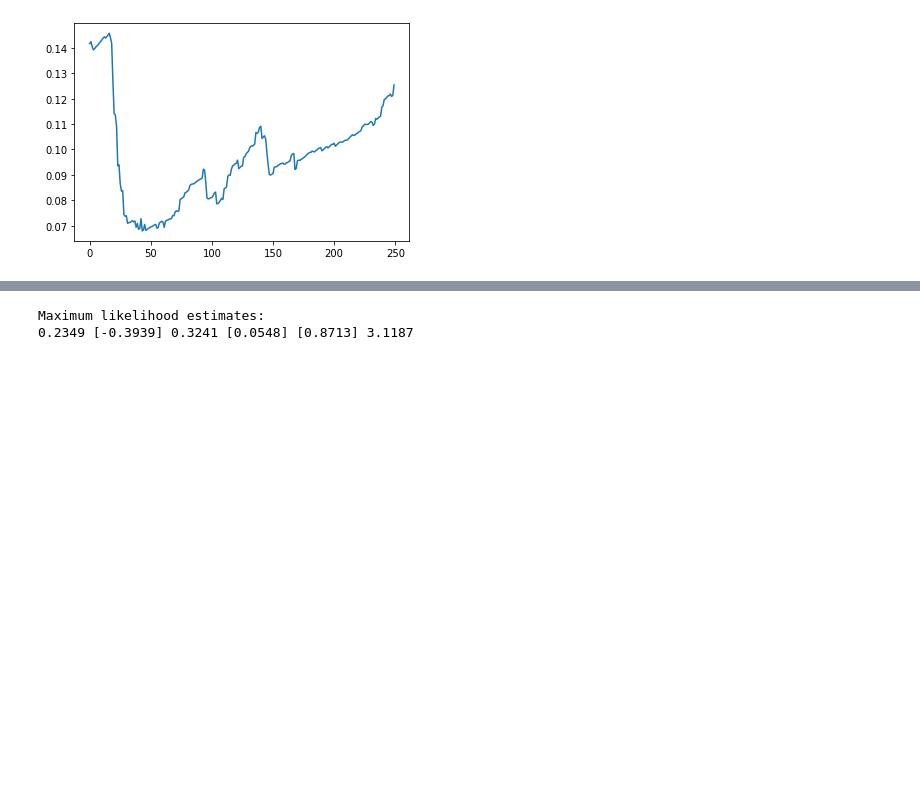
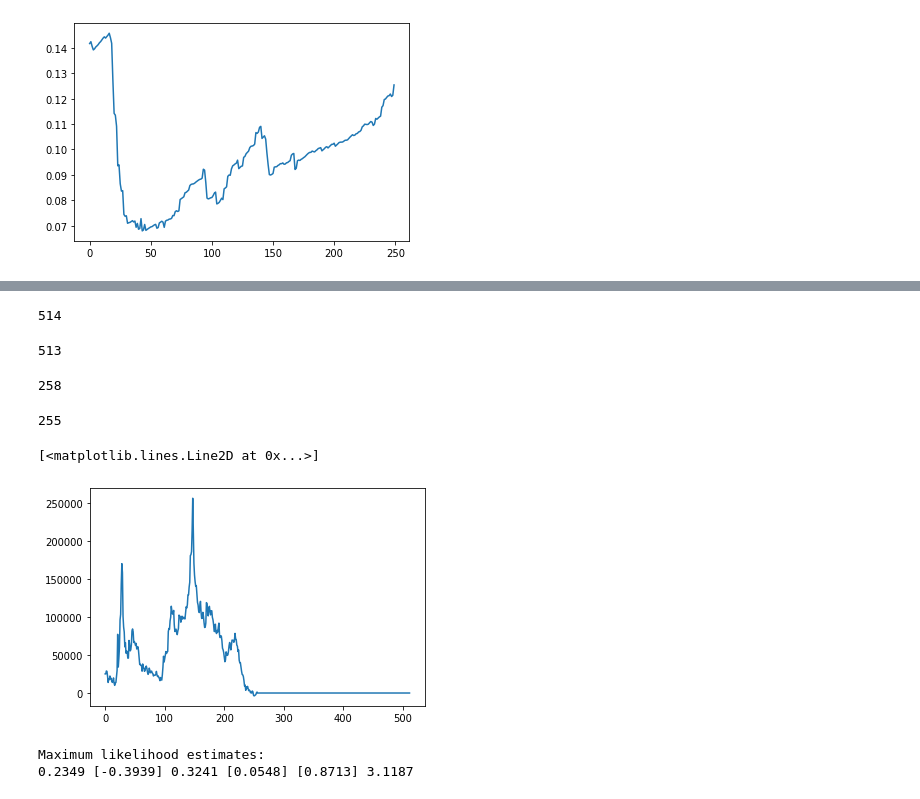
Before and after one commit to igseg/power_markets, a Jupyter notebook: Code.ipynb, the cells around one changed output, grey strips where cells are left out. Drawn from its saved outputs; the diff is of its cells as text; code cells hidden in the pictures; blank space fills up the shorter version.

```diff
--- a/Code.ipynb
+++ b/Code.ipynb
@@ -1258,3 +1351,24 @@ plt.show()
+# %%
+ecc_window + time + 1
+# %% [output]
+514
+# %%
+len(returns)
+# %% [output]
+513
+# %%
+time
+# %% [output]
+258
+# %%
+len(returns[time + 1: ecc_window + time + 1])a
+# %% [output]
+255
+# %%
+plt.plot(margins)
+# %% [output]
+[<matplotlib.lines.Line2D at 0x...>]
+[figure, added]
 # %%
 prices = data['Index1'].values[700:]
 
```
Also changed, not shown: parts of 8 cells of this notebook.
